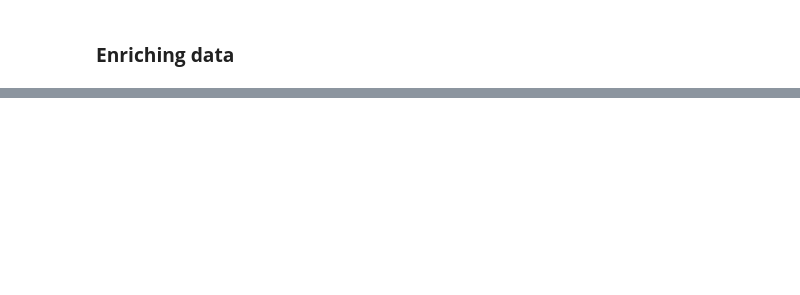
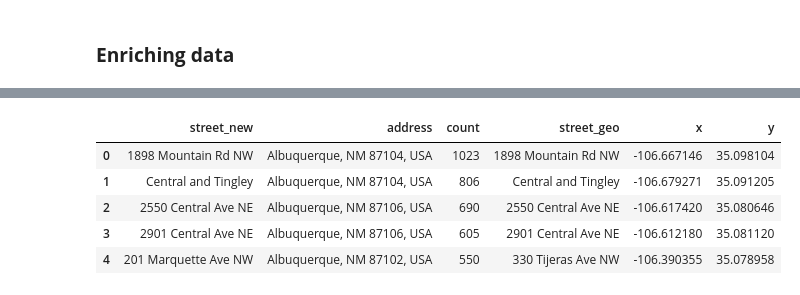
Before and after one commit to Mahdi88BH/Data-Engineering, a Jupyter notebook: Data_Validation/Exploratory_Data_Analysis.ipynb, the cells around one changed output, grey strips where cells are left out. Saved outputs shown, nothing was run; the diff lists cells and outputs as text; code cells hidden in the pictures; blank space fills up the shorter version.

Commit message:
Exploratory Data Analysis

```diff
--- a/Data_Validation/Exploratory_Data_Analysis.ipynb
+++ b/Data_Validation/Exploratory_Data_Analysis.ipynb
@@ -566,0 +582,4 @@ df.head()
+# %%
+new_df['address'] = new_df['address'].str.replace('@', 'and')
+
+new_df['address']
@@ -566,0 +593,4 @@ df.head()
+# %%
+new_df[['street', 'address']] = new_df['address'].str.split(pat=',', n=1, expand=True)
+
+new_df
@@ -566,0 +604,4 @@ df.head()
+# %%
+new_df = new_df[['street', 'address', 'count']]
+
+new_df
@@ -566,0 +615,4 @@ df.head()
+# %%
+geo = pd.read_csv('../Data/geocodedstreet.csv')
+
+geo
@@ -566,0 +627,9 @@ df.head()
+# %%
+new_df.join(other=geo, how='left', lsuffix='_new', rsuffix='_geo')
+# %% [output]
+|  | street_new | address | count | street_geo | x | y |
+| 0 | 1898 Mountain Rd NW | Albuquerque, NM 87104, USA | 1023 | 1898 Mountain Rd NW | -106.667146 | 35.098104 |
+| 1 | Central and Tingley | Albuquerque, NM 87104, USA | 806 | Central and Tingley | -106.679271 | 35.091205 |
+| 2 | 2550 Central Ave NE | Albuquerque, NM 87106, USA | 690 | 2550 Central Ave NE | -106.617420 | 35.080646 |
+| 3 | 2901 Central Ave NE | Albuquerque, NM 87106, USA | 605 | 2901 Central Ave NE | -106.612180 | 35.081120 |
+| 4 | 201 Marquette Ave NW | Albuquerque, NM 87102, USA | 550 | 330 Tijeras Ave NW | -106.390355 | 35.078958 |
```
Also changed, not shown: parts of 6 cells of this notebook, 1 other file.
